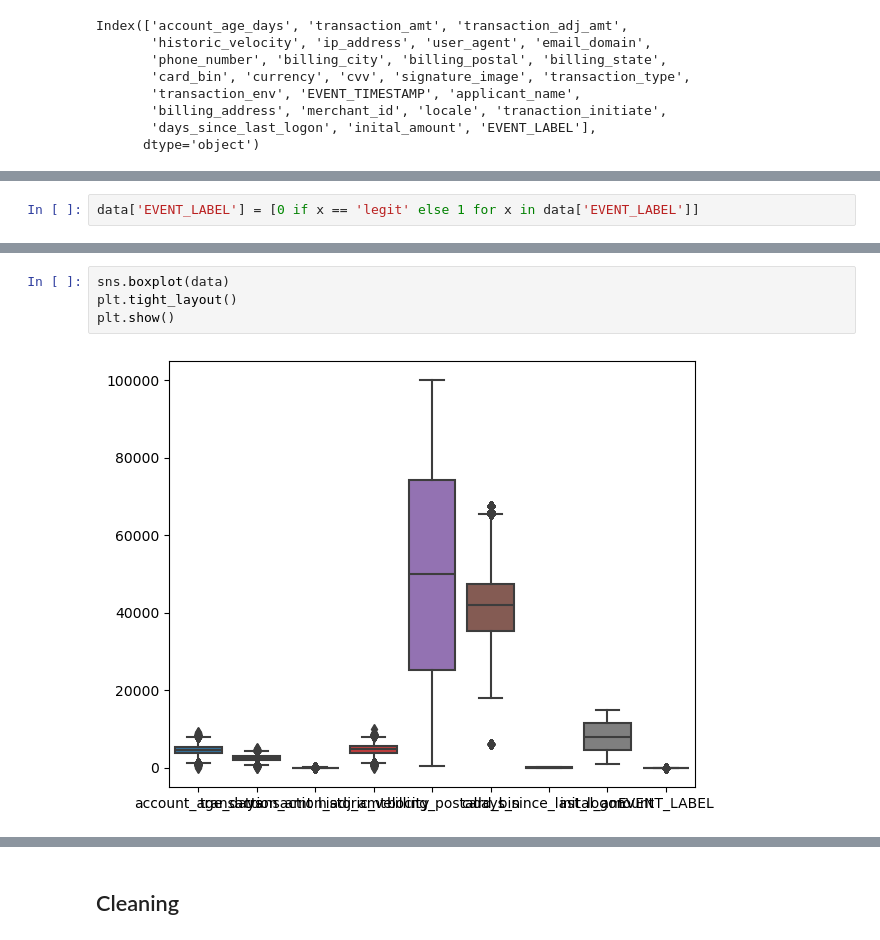
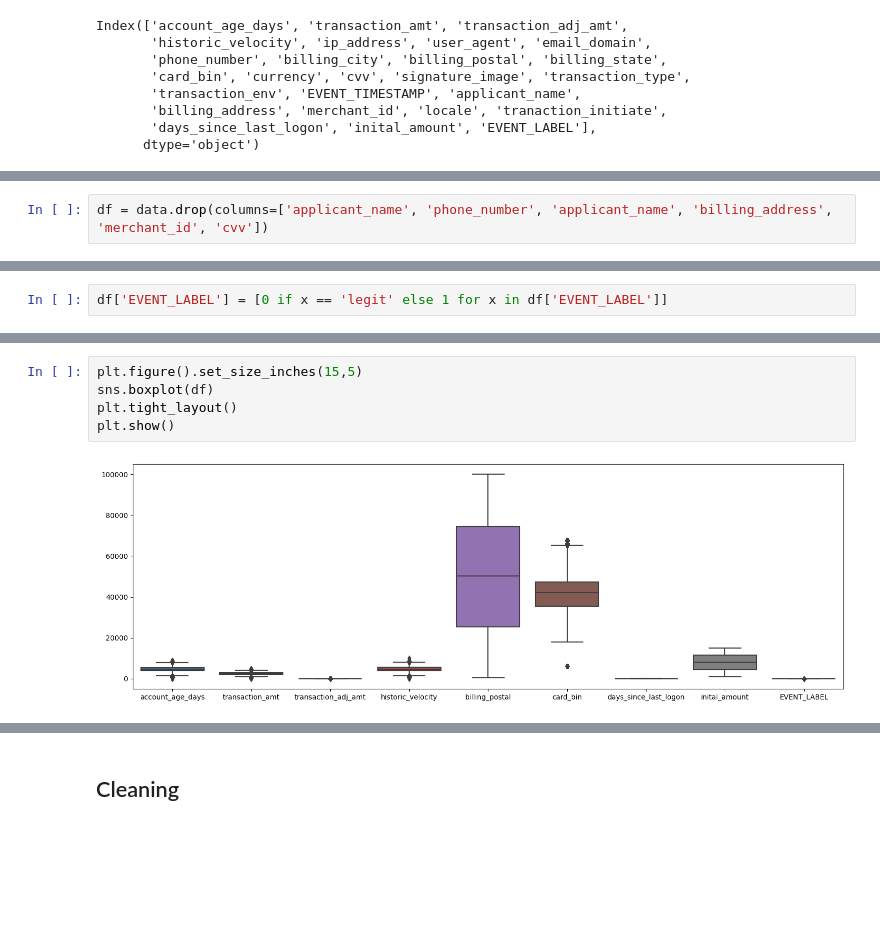
Before and after one commit to JakubKozlowski1/data_mining, a Jupyter notebook: eda.ipynb, the cells around one changed output, grey strips where cells are left out. Cells and saved outputs as stored; diff of their text form; blank space fills up the shorter version.

```diff
--- a/eda.ipynb
+++ b/eda.ipynb
@@ -72,0 +82,2 @@ Name: count, dtype: int64
+# %%
+df = data.drop(columns=['applicant_name', 'phone_number', 'applicant_name', 'billing_address', 'merchant_id', 'cvv'])
@@ -73,5 +91,5 @@ Name: count, dtype: int64
 # %%
-data['EVENT_LABEL'] = [0 if x == 'legit' else 1 for x in data['EVENT_LABEL']]
+df['EVENT_LABEL'] = [0 if x == 'legit' else 1 for x in df['EVENT_LABEL']]
 # %%
 sns.countplot(data, x='EVENT_LABEL')
 plt.title('0 - Legit | 1 - Fraud - high imbalance')
@@ -126,8 +144,9 @@ data.describe()
 | 75% | 5476.000000 | 2951.000000 | 61.000000 | 5548.000000 | 74338.000000 | 47374.000000 | ... |
 | max | 9119.000000 | 4999.000000 | 99.000000 | 9999.000000 | 99950.000000 | 67639.000000 | ... |
 # %%
-sns.boxplot(data)
+plt.figure().set_size_inches(15,5)
+sns.boxplot(df)
 plt.tight_layout()
 plt.show()
 # %% [output]
-[figure, old version]
+[figure, new version]
```
Also changed, not shown: parts of 11 cells of this notebook.
